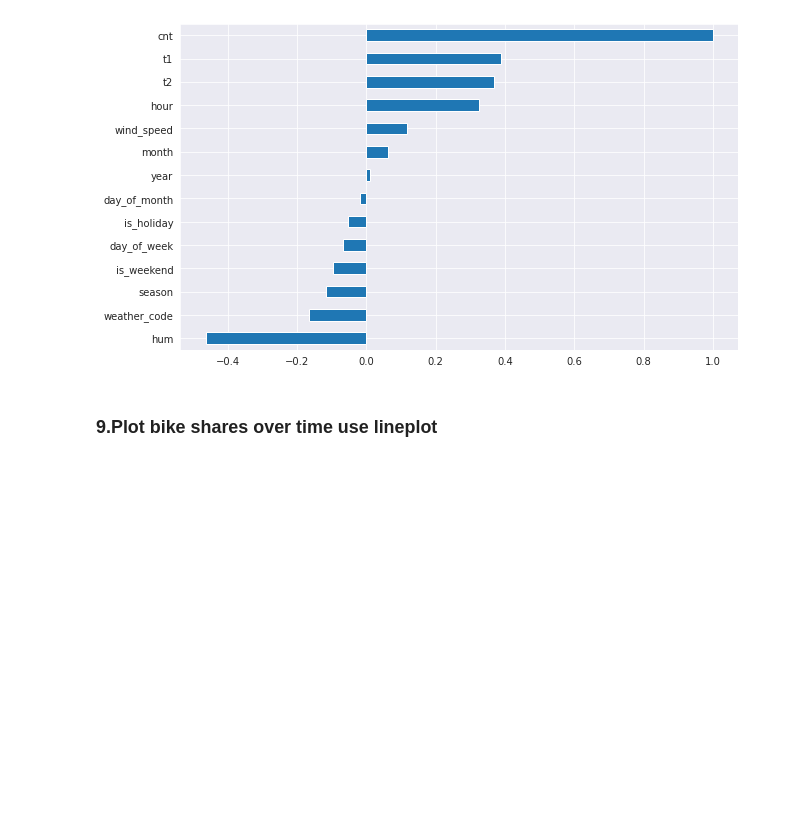
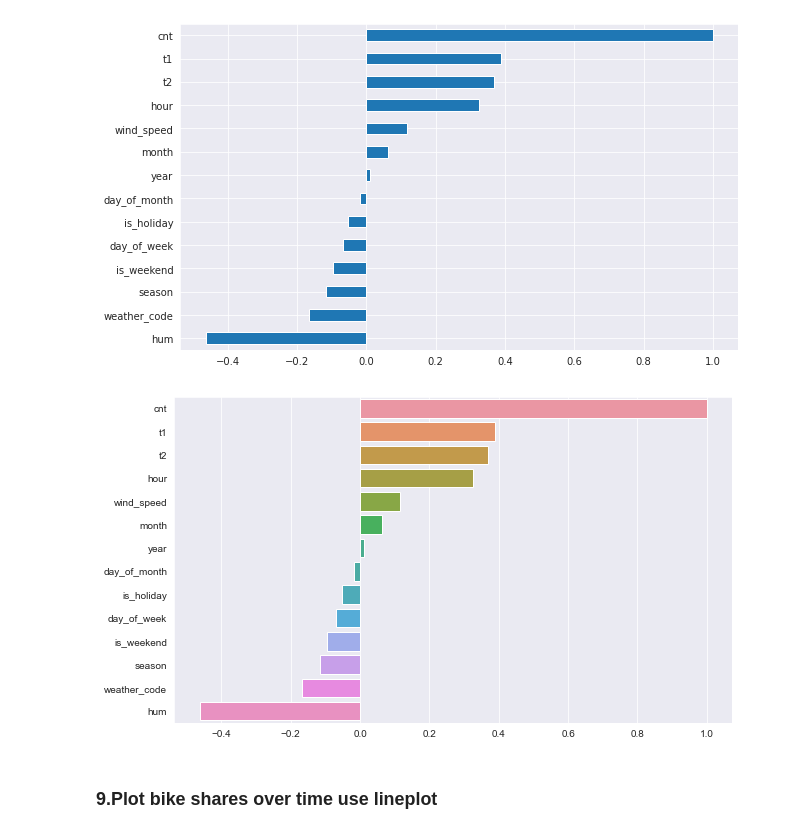
Before and after one commit to mehmetfatihdata/demo_repo, a Jupyter notebook: Assigments/Assigment-5.ipynb, the cells around one changed output. Cells and saved outputs as stored; diff of their text form; code cells hidden in the pictures; blank space fills up the shorter version.

```diff
--- a/Assigments/Assigment-5.ipynb
+++ b/Assigments/Assigment-5.ipynb
@@ -279,5 +288,10 @@ plt.barh(df_cnt_corr.index, df_cnt_corr, align = 'center ')
 #with pandas
 # %% [output]
 [figure]
+# %%
+plt.figure(figsize=(10,6))
+sns.barplot(x = df1.corr().cnt.sort_values(ascending=False).values, y=df1.corr().cnt.sort_values(ascending=False).index);
+# %% [output]
+[figure, added]
 # %% [markdown]
 ### 9.Plot bike shares over time use lineplot
```
Also changed, not shown: parts of 34 cells of this notebook.
